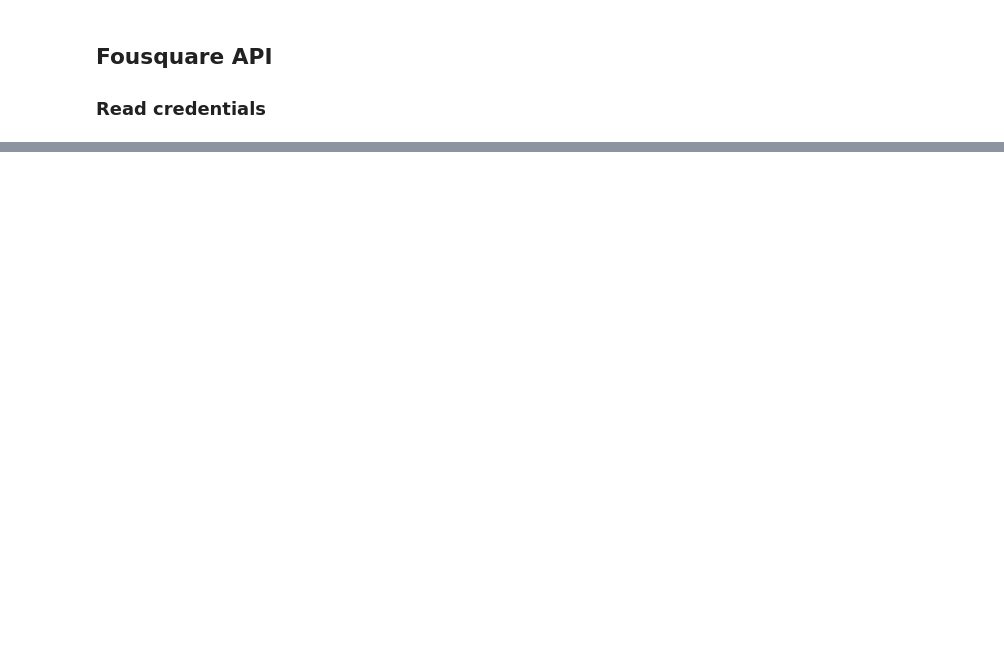
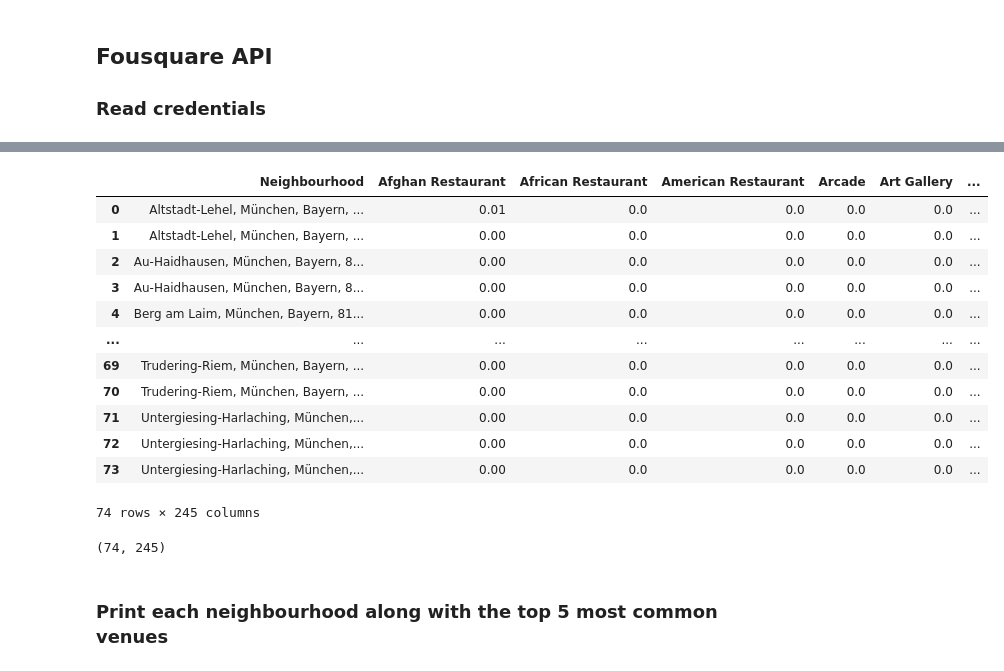
Before and after one commit to theompm/Coursera_Capstone, a Jupyter notebook: capstone_project.ipynb, the cells around one changed output, grey strips where cells are left out. Cells and saved outputs as stored; diff of their text form; code cells hidden in the pictures; blank space fills up the shorter version.

```diff
--- a/capstone_project.ipynb
+++ b/capstone_project.ipynb
@@ -196,0 +242,5 @@ LIMIT = 100 # A default Foursquare API limit value
+# %%
+munich_venues = getNearbyVenues(names=df_merge['address'],
+                                   latitudes=df_merge['latitude'],
+                                   longitudes=df_merge['longitude']
+                                  )
@@ -196,0 +303,12 @@ LIMIT = 100 # A default Foursquare API limit value
+# %%
+# one hot encoding
+munich_onehot = pd.get_dummies(munich_venues[['Venue Category']], prefix="", prefix_sep="")
+
+# add neighborhood column back to dataframe
+munich_onehot['Neighbourhood'] = munich_venues['Neighbourhood']
+
+# move neighborhood column to the first column
+fixed_columns = [munich_onehot.columns[-1]] + list(munich_onehot.columns[:-1])
+munich_onehot = munich_onehot[fixed_columns]
+
+munich_onehot.head()
@@ -196,0 +323,23 @@ LIMIT = 100 # A default Foursquare API limit value
+# %%
+munich_grouped = munich_onehot.groupby('Neighbourhood').mean().reset_index()
+munich_grouped
+# %% [output]
+|  | Neighbourhood | Afghan Restaurant | African Restaurant | American Restaurant | Arcade | Art Gallery | ... |
+| 0 | Altstadt-Lehel, München, Bayern, ... | 0.01 | 0.0 | 0.0 | 0.0 | 0.0 | ... |
+| 1 | Altstadt-Lehel, München, Bayern, ... | 0.00 | 0.0 | 0.0 | 0.0 | 0.0 | ... |
+| 2 | Au-Haidhausen, München, Bayern, 8... | 0.00 | 0.0 | 0.0 | 0.0 | 0.0 | ... |
+| 3 | Au-Haidhausen, München, Bayern, 8... | 0.00 | 0.0 | 0.0 | 0.0 | 0.0 | ... |
+| 4 | Berg am Laim, München, Bayern, 81... | 0.00 | 0.0 | 0.0 | 0.0 | 0.0 | ... |
+| ... | ... | ... | ... | ... | ... | ... | ... |
+| 69 | Trudering-Riem, München, Bayern, ... | 0.00 | 0.0 | 0.0 | 0.0 | 0.0 | ... |
+| 70 | Trudering-Riem, München, Bayern, ... | 0.00 | 0.0 | 0.0 | 0.0 | 0.0 | ... |
+| 71 | Untergiesing-Harlaching, München,... | 0.00 | 0.0 | 0.0 | 0.0 | 0.0 | ... |
+| 72 | Untergiesing-Harlaching, München,... | 0.00 | 0.0 | 0.0 | 0.0 | 0.0 | ... |
+| 73 | Untergiesing-Harlaching, München,... | 0.00 | 0.0 | 0.0 | 0.0 | 0.0 | ... |
+74 rows × 245 columns
+# %%
+munich_grouped.shape
+# %% [output]
+(74, 245)
+# %% [markdown]
+### Print each neighbourhood along with the top 5 most common venues
```
Also changed, not shown: parts of 23 cells of this notebook.
